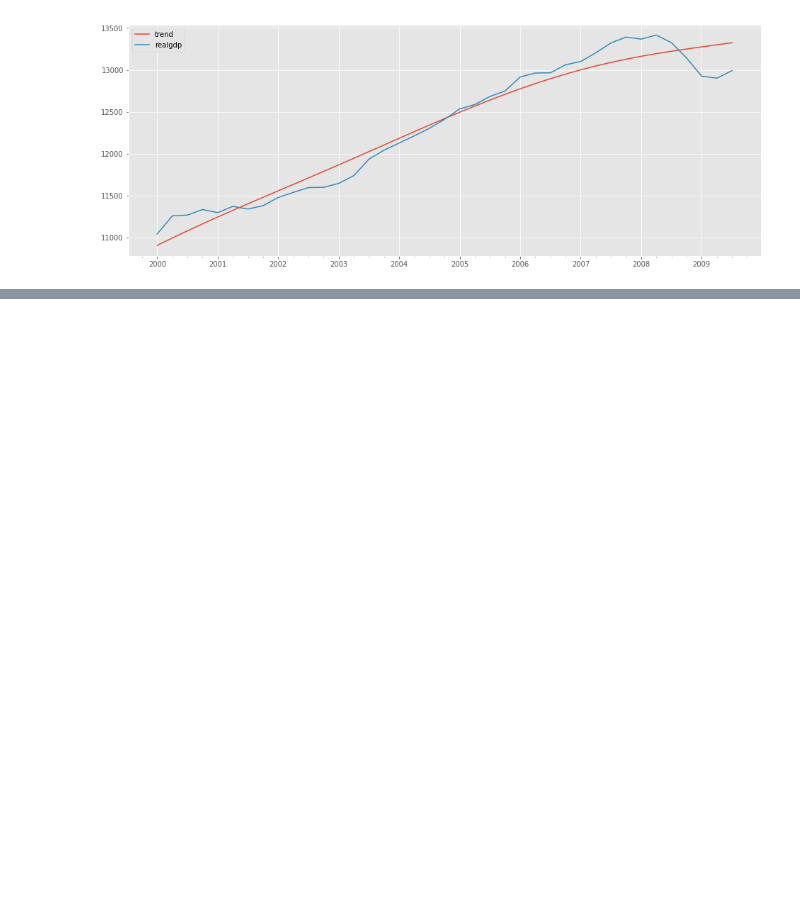
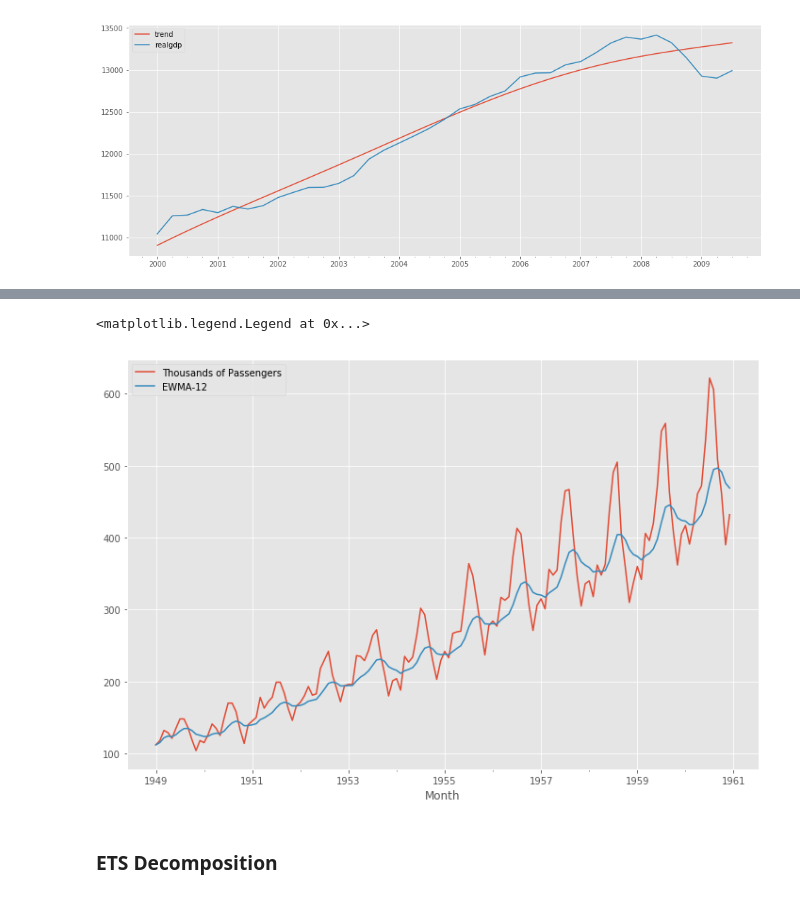
Before and after one commit to HeadHunTeR779/Hodrick-Prescott-Filter-Implementation-in-Statsmodels, a Jupyter notebook: statsmodels_Fun.ipynb, the cells around one changed output, grey strips where cells are left out. Cells and saved outputs as stored; diff of their text form; code cells hidden in the pictures; blank space fills up the shorter version.

Commit message:
Added ETS and EWMA Model

```diff
--- a/statsmodels_Fun.ipynb
+++ b/statsmodels_Fun.ipynb
@@ -155,0 +212,10 @@ df[['trend','realgdp']]["2000":].plot(figsize=(16,6)) #cycle needs scaling
+# %%
+airline['EWMA-12'] = airline['Thousands of Passengers'].ewm(span=12).mean()
+# %%
+airline[['Thousands of Passengers', 'EWMA-12']].plot(figsize=(12,8))
+plt.legend()
+# %% [output]
+<matplotlib.legend.Legend at 0x...>
+[figure, added]
+# %% [markdown]
+### ETS Decomposition
```
Also changed, not shown: parts of 27 cells of this notebook, 2 other files.
